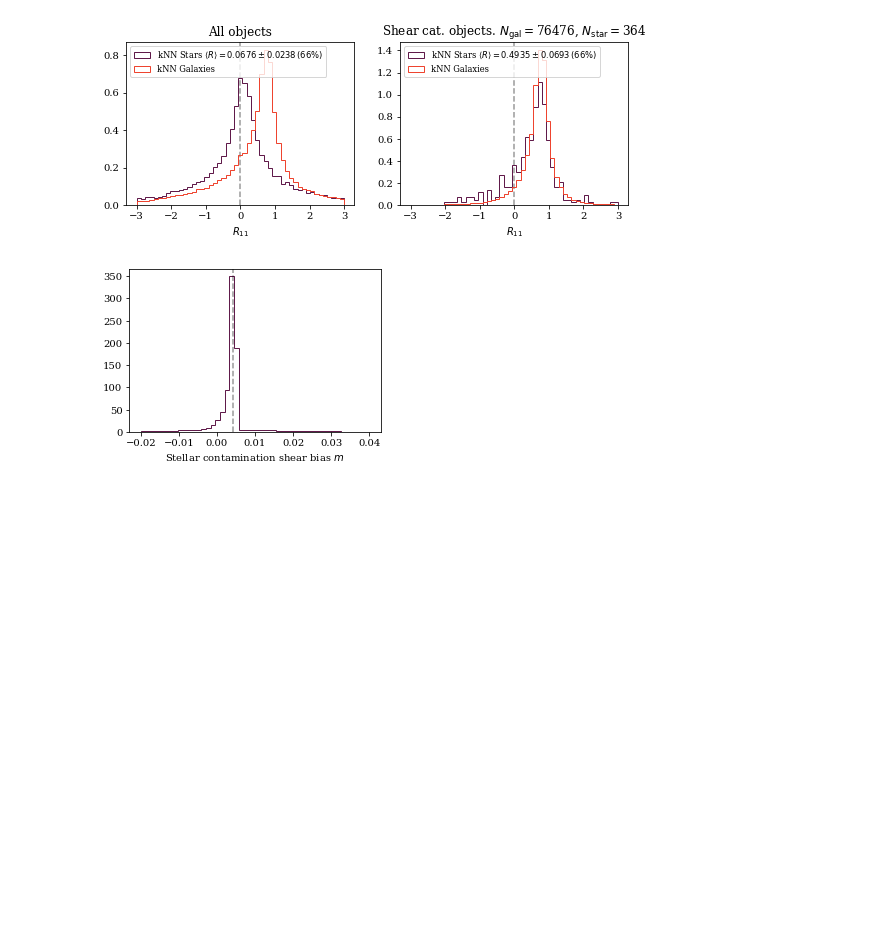
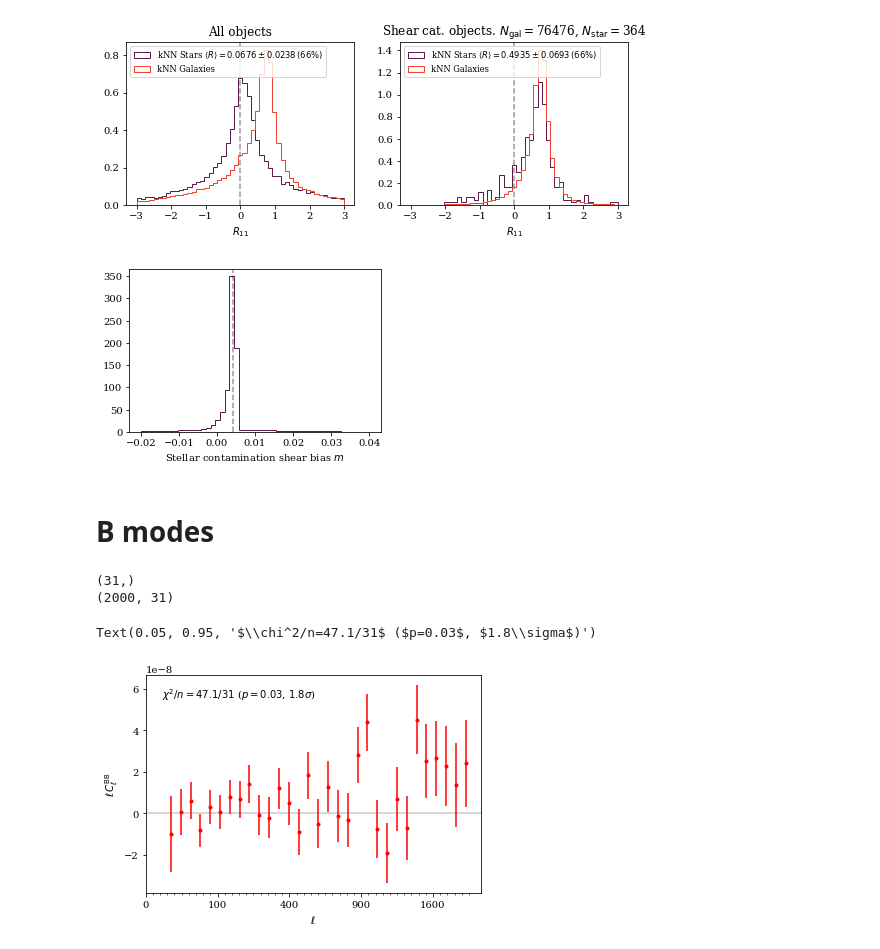
Before and after one commit to des-science/Y3_shearcat_tests, a Jupyter notebook: final_plots_paper/All_the_plots.ipynb, the cells around one changed output. Cells and saved outputs as stored; diff of their text form; code cells hidden in the pictures; blank space fills up the shorter version.

Commit message:
plots...

```diff
--- a/final_plots_paper/All_the_plots.ipynb
+++ b/final_plots_paper/All_the_plots.ipynb
@@ -710,3 +710,40 @@ plt.savefig(plot_dir + 'stellar-contamination-biases_{0}.pdf'.format(mastercat_v
 # %% [output]
 [figure]
 [figure]
+# %% [markdown]
+# B modes
+# %%
+import pickle
+import scipy.stats
+cls = pickle.load(open('../B-modes/data/cls_Y3_mastercat_03_31_20_Bmode_gsims_non-tomo_highell_nopureE_countmode_C1_apo0.0_nside1024_withrandoms.pickle','rb'))
+EB = 3
+ell = cls['ell'][1:]
+cl_obs = cls['galaxy_shear','galaxy_shear'][0,0]['data'][EB,1:]
+cl_r = cls['galaxy_shear','galaxy_shear'][0,0]['random'][:,EB,1:]
+diff = cl_obs-np.mean(cl_r, axis=0)
+print(cl_obs.shape)
+print(cl_r.shape)
+plt.axhline(y=0, c='.8', zorder=-99)
+plt.errorbar(np.sqrt(ell), ell*(diff), ell*np.std(cl_r, axis=0),
+             marker='o', ms=3, c='r', ls=' '
+            )
+xx = np.arange(0,np.sqrt(2048), 10).astype(int)
+ax = plt.gca()
+ax.set_xticks(xx)#, xx**2);
+ax.set_xticklabels(xx**2)
+xx = np.arange(0,np.sqrt(2048), 1).astype(int)
+ax = plt.gca()
+ax.set_xticks(xx, minor=True);
+ax.set_xlabel('$\\ell$')
+ax.set_ylabel('$\ell \\, C_\\ell^{\\rm BB}$')
+cov = np.cov(cl_r, rowvar=False)
+chi2 = np.dot(diff, np.dot(np.linalg.inv(cov), diff))
+pval = scipy.stats.chi2.sf(chi2, df=len(ell))
+sigmas = scipy.stats.norm.isf(pval)
+plt.text(0.05, 0.95, '$\\chi^2/n={:.1f}/31$ ($p={:.2f}$, ${:.1f}\\sigma$)'.format(chi2, pval, sigmas), ha='left', va='top', transform=ax.transAxes)
+plt.savefig(plot_dir + './figurestellar-contamination-biases_{0}.pdf'.format(mastercat_version), bbox_inches='tight')
+# %% [output]
+(31,)
+(2000, 31)
+Text(0.05, 0.95, '$\\chi^2/n=47.1/31$ ($p=0.03$, $1.8\\sigma$)')
+[figure, added]
```
